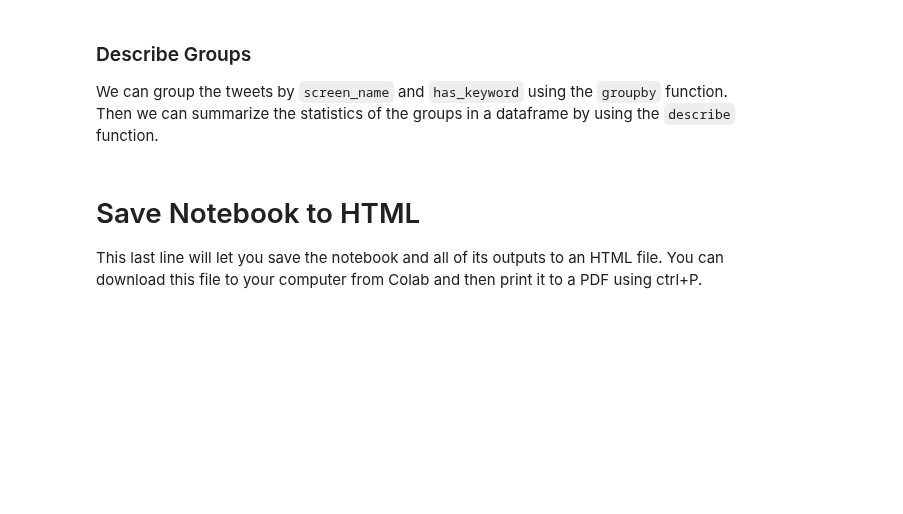
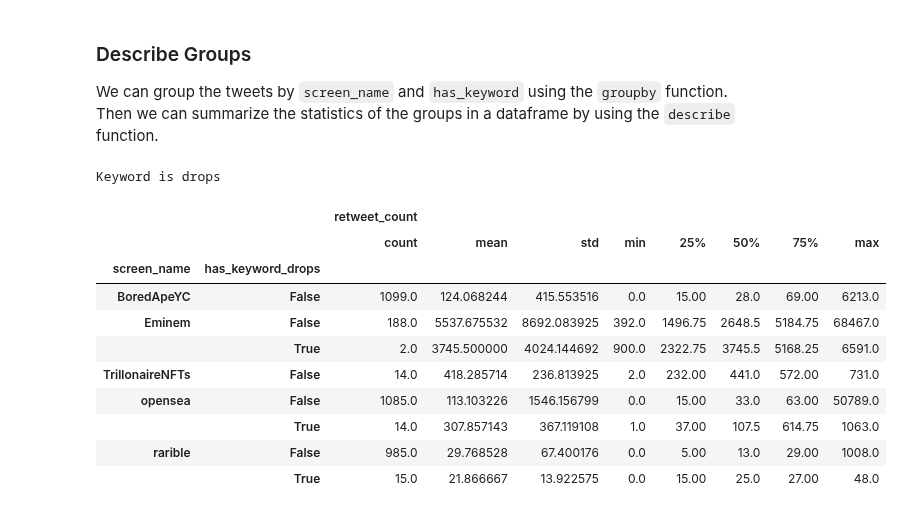
Before and after one commit to zlisto/social_media_analytics, a Jupyter notebook: Lecture02_BasicSocialMediaDataAnalysis.ipynb, the cells around one changed output. Drawn from its saved outputs; the diff is of its cells as text; code cells hidden in the pictures; blank space fills up the shorter version.

```diff
--- a/Lecture02_BasicSocialMediaDataAnalysis.ipynb
+++ b/Lecture02_BasicSocialMediaDataAnalysis.ipynb
@@ -237,8 +347,18 @@ plt.show()
 We can group the tweets by `screen_name` and `has_keyword` using the `groupby` function.  Then we can summarize the statistics of the groups in a dataframe by using the `describe` function.
 # %%
 print(f"Keyword is {keyword}")
-df_ut.groupby(['screen_name','has_keyword'])[['retweet_count']].describe()
+cols = ['screen_name',f'has_keyword_{keyword}']
+df_ut.groupby(cols)[['retweet_count']].describe()
+# %% [output]
+Keyword is drops
+|  |  | retweet_count |  |  |  |  |  |  |  |
+|  |  | count | mean | std | min | 25% | 50% | 75% | max |
+| screen_name | has_keyword_drops |  |  |  |  |  |  |  |  |
+| BoredApeYC | False | 1099.0 | 124.068244 | 415.553516 | 0.0 | 15.00 | 28.0 | 69.00 | 6213.0 |
+| Eminem | False | 188.0 | 5537.675532 | 8692.083925 | 392.0 | 1496.75 | 2648.5 | 5184.75 | 68467.0 |
+|  | True | 2.0 | 3745.500000 | 4024.144692 | 900.0 | 2322.75 | 3745.5 | 5168.25 | 6591.0 |
+| TrillonaireNFTs | False | 14.0 | 418.285714 | 236.813925 | 2.0 | 232.00 | 441.0 | 572.00 | 731.0 |
+| opensea | False | 1085.0 | 113.103226 | 1546.156799 | 0.0 | 15.00 | 33.0 | 63.00 | 50789.0 |
+|  | True | 14.0 | 307.857143 | 367.119108 | 1.0 | 37.00 | 107.5 | 614.75 | 1063.0 |
+| rarible | False | 985.0 | 29.768528 | 67.400176 | 0.0 | 5.00 | 13.0 | 29.00 | 1008.0 |
+|  | True | 15.0 | 21.866667 | 13.922575 | 0.0 | 15.00 | 25.0 | 27.00 | 48.0 |
-# %% [markdown]
-# Save Notebook to HTML
-
-This last line will let you save the notebook and all of its outputs to an HTML file.  You can download this file to your computer from Colab and then print it to a PDF using ctrl+P.
```
Also changed, not shown: parts of 29 cells of this notebook.
